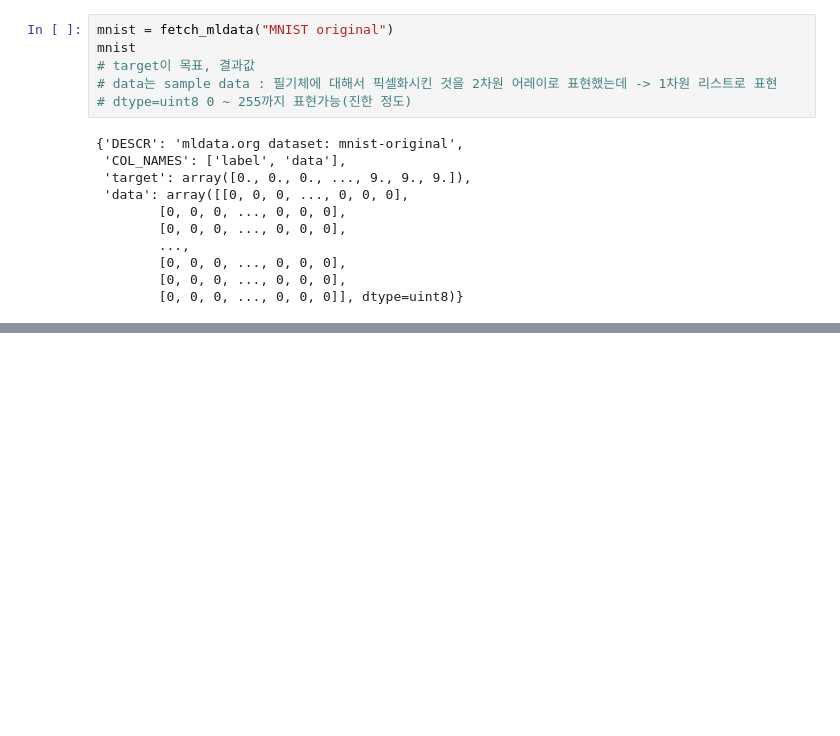
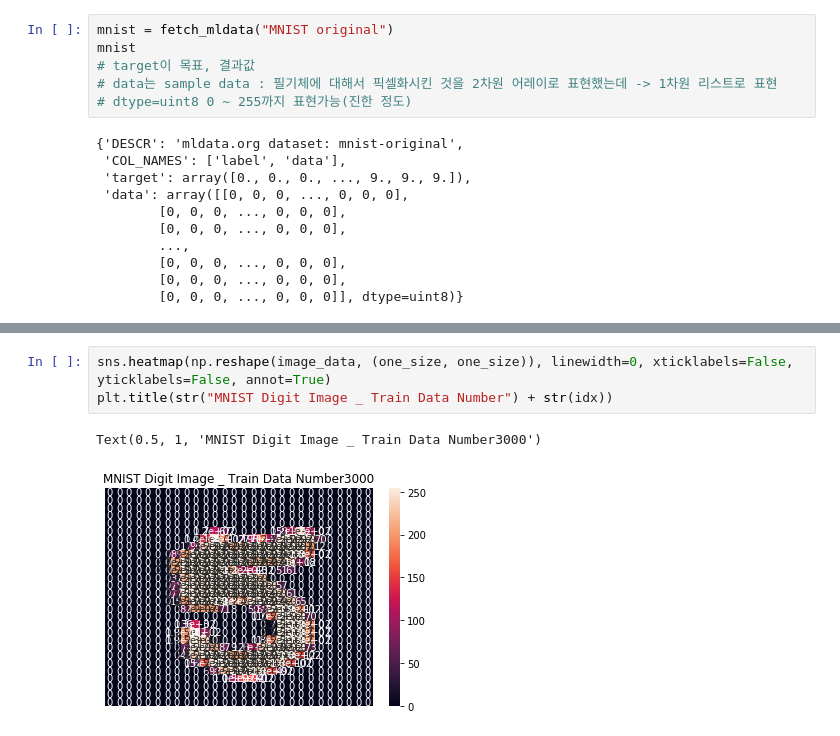
Before and after one commit to hanbinleejoy/anaconda-python, a Jupyter notebook: python_fundamental/ML_1_Machine_Learning.ipynb, the cells around one changed output, grey strips where cells are left out. Cells and saved outputs as stored; diff of their text form; blank space fills up the shorter version.

```diff
--- a/python_fundamental/ML_1_Machine_Learning.ipynb
+++ b/python_fundamental/ML_1_Machine_Learning.ipynb
@@ -71,0 +148,6 @@ print(len(test_data))
+# %%
+sns.heatmap(np.reshape(image_data, (one_size, one_size)), linewidth=0, xticklabels=False, yticklabels=False, annot=True)
+plt.title(str("MNIST Digit Image _ Train Data Number") + str(idx))
+# %% [output]
+Text(0.5, 1, 'MNIST Digit Image _ Train Data Number3000')
+[figure, added]
```
Also changed, not shown: parts of 36 cells of this notebook, 2 other files.
